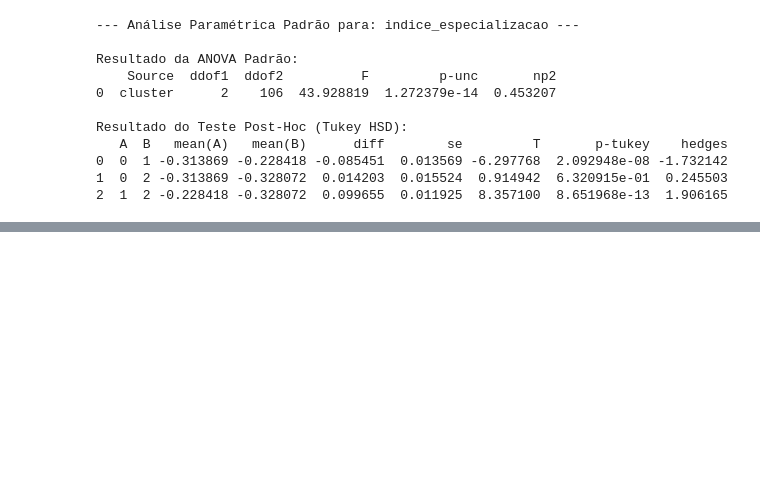
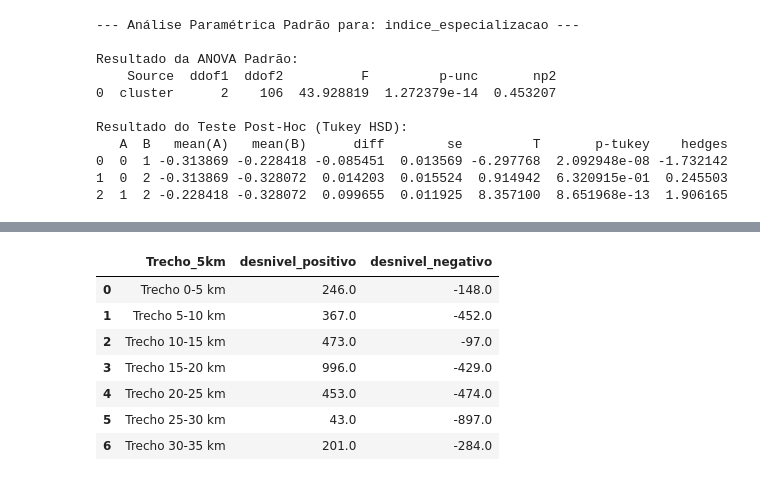
Before and after one commit to joaomts/-strava_analytics, a Jupyter notebook: analises_finais.ipynb, the cells around one changed output, grey strips where cells are left out. Drawn from its saved outputs; the diff is of its cells as text; code cells hidden in the pictures; blank space fills up the shorter version.

Commit message:
interpretando os resultados

```diff
--- a/analises_finais.ipynb
+++ b/analises_finais.ipynb
@@ -774,0 +872,3 @@ Resultado do Teste Post-Hoc (Tukey HSD):
+# %%
+df_completo = pd.read_csv("Dados/df_completo_final.csv", sep=",")
+df_completo.head(2)
@@ -774,0 +879,6 @@ Resultado do Teste Post-Hoc (Tukey HSD):
+# %%
+df_segmentado = df_completo.copy()
+df_segmentado["Trecho_5km"] = df_segmentado["km_prova"].apply(
+    lambda km: f"Trecho {int((km - 1) // 5) * 5}-{int((km - 1) // 5) * 5 + 5} km"
+)
+df_segmentado.head(2)
@@ -774,0 +889,40 @@ Resultado do Teste Post-Hoc (Tukey HSD):
+# %%
+df_desnivel = df_segmentado[
+    ["Trecho_5km", "desnivel_positivo", "desnivel_negativo"]
+].drop_duplicates()
+
+df_desnivel_positivo_por_faixa = (
+    df_desnivel.groupby("Trecho_5km")
+    .agg(
+        {
+            "desnivel_positivo": "sum",
+            "desnivel_negativo": "sum",
+        }
+    )
+    .stack(level=0)
+)
+df_desnivel_positivo_por_faixa
+
+df_desnivel = df_desnivel_positivo_por_faixa.unstack().reset_index()
+df_desnivel = df_desnivel[df_desnivel["Trecho_5km"] != "Trecho 35-40 km"]
+
+df_desnivel["ordem_trecho"] = (
+    df_desnivel["Trecho_5km"].str.extract(r"(\d+)").astype(int)
+)
+
+# 3. Ordena o DataFrame com base na nova coluna numérica.
+df_desnivel = df_desnivel.sort_values(by="ordem_trecho")
+
+# 4. Remove a coluna de ordenação temporária e reseta o índice para um resultado limpo.
+df_desnivel = df_desnivel.drop(columns="ordem_trecho").reset_index(drop=True)
+
+df_desnivel
+# %% [output]
+|  | Trecho_5km | desnivel_positivo | desnivel_negativo |
+| 0 | Trecho 0-5 km | 246.0 | -148.0 |
+| 1 | Trecho 5-10 km | 367.0 | -452.0 |
+| 2 | Trecho 10-15 km | 473.0 | -97.0 |
+| 3 | Trecho 15-20 km | 996.0 | -429.0 |
+| 4 | Trecho 20-25 km | 453.0 | -474.0 |
+| 5 | Trecho 25-30 km | 43.0 | -897.0 |
+| 6 | Trecho 30-35 km | 201.0 | -284.0 |
```
Also changed, not shown: parts of 15 cells of this notebook.
